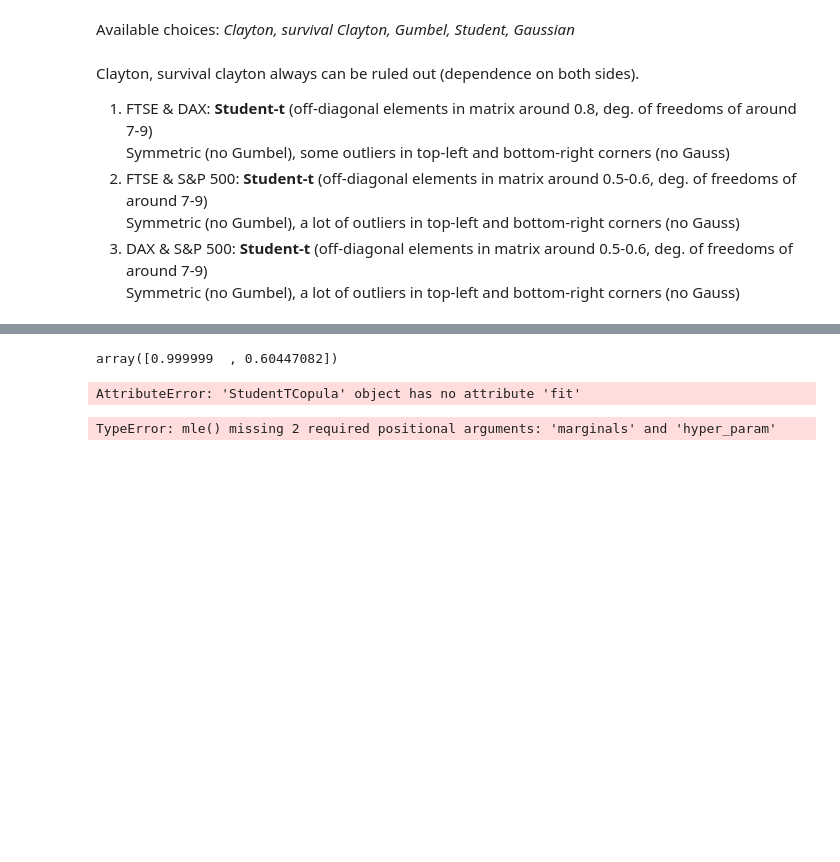
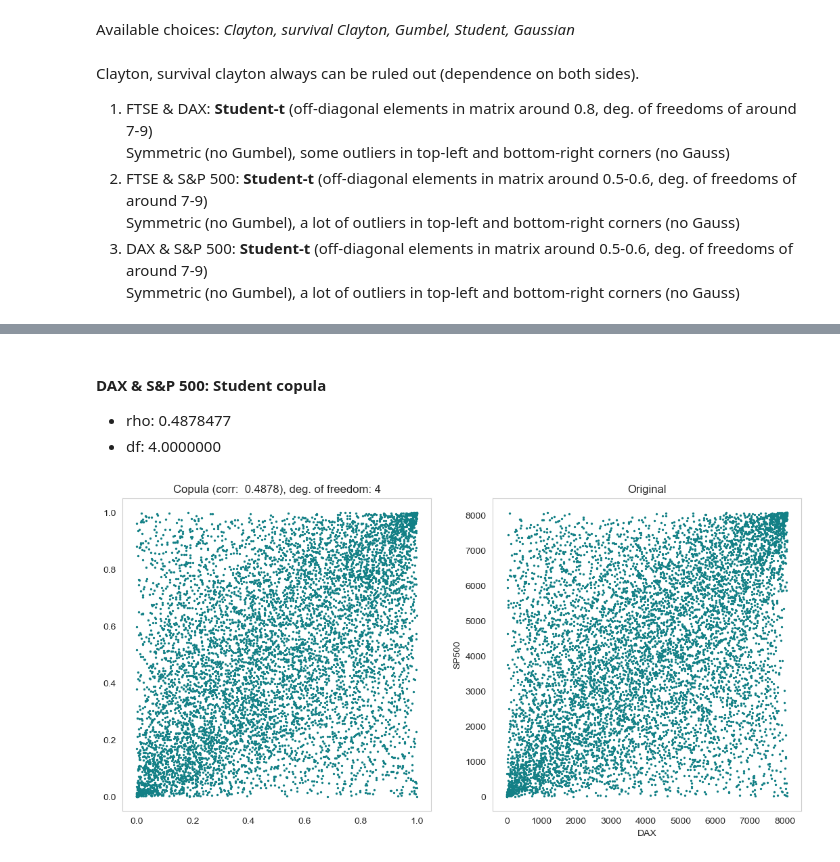
Before and after one commit to oskargirardin/QRM_Project, a Jupyter notebook: final_project.ipynb, the cells around one changed output, grey strips where cells are left out. Drawn from its saved outputs; the diff is of its cells as text; code cells hidden in the pictures; blank space fills up the shorter version.

```diff
--- a/final_project.ipynb
+++ b/final_project.ipynb
@@ -479,19 +471,10 @@ param, cmle = estimation.fit_cmle(cop, data)
-# %%
-param
-# %% [output]
-array([0.999999  , 0.60447082])
-# %%
-from statsmodels.distributions.copula.api import (StudentTCopula)
-
-cop = StudentTCopula()
-cop.fit(data)
-# %% [output]
-AttributeError: 'StudentTCopula' object has no attribute 'fit'
-# %%
-from pycopula import estimation
-from pycopula.copula import StudentCopula
-
-cop = StudentCopula()
-estimation.mle(cop, data)
-# %% [output]
-TypeError: mle() missing 2 required positional arguments: 'marginals' and 'hyper_param'
+# %% [markdown]
+#### DAX & S&P 500: Student copula
+- rho: 0.4878477
+- df: 4.0000000
+# %%
+fig, axs = plt.subplots(ncols = 3, figsize = (20,6))
+plot_copula(axs[0], axs[2], rho = 0.4878477, deg_freedom=4)
+plot_rankscatter(dax, sp500, axs[1], title = "Original")
+# %% [output]
+[figure, added]
```
Also changed, not shown: parts of 7 cells of this notebook, 4 other files.
